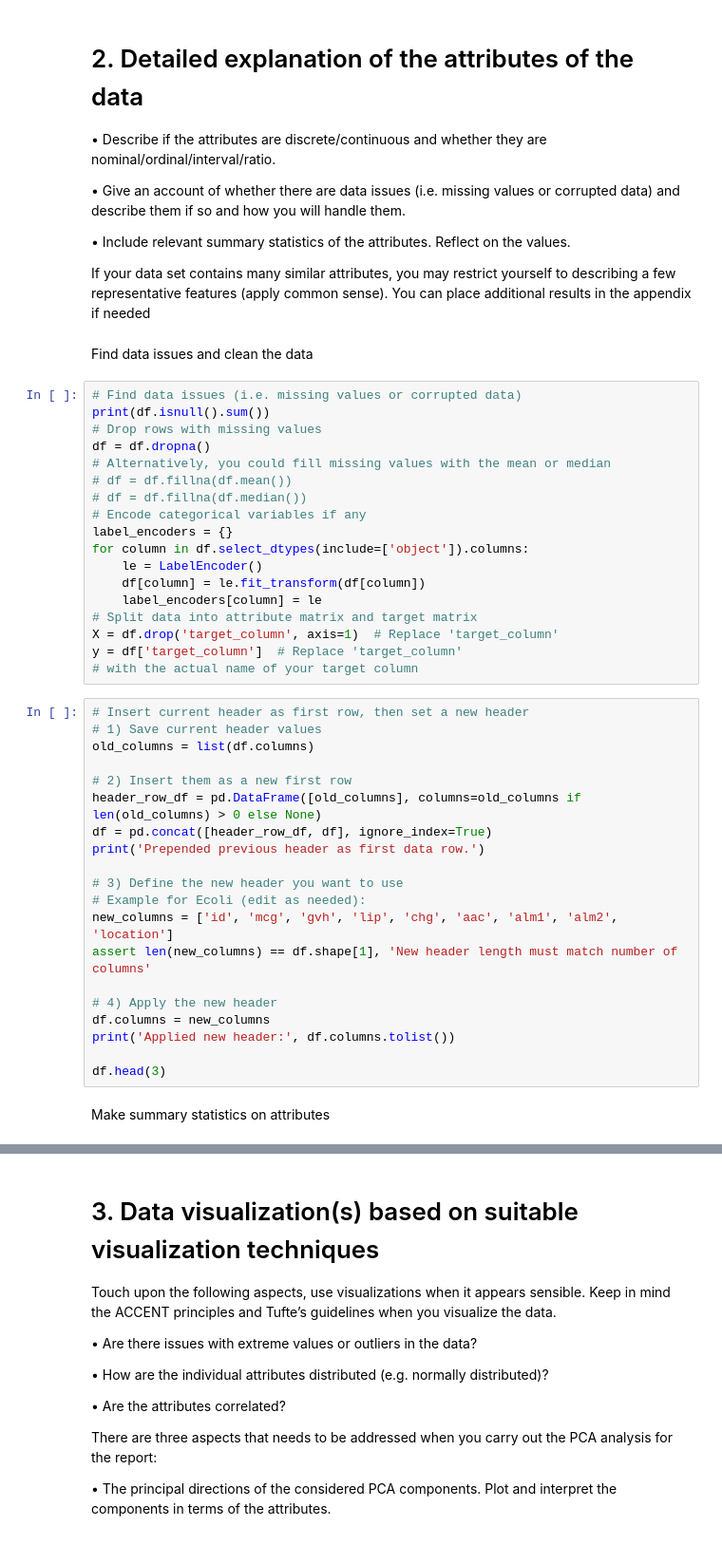
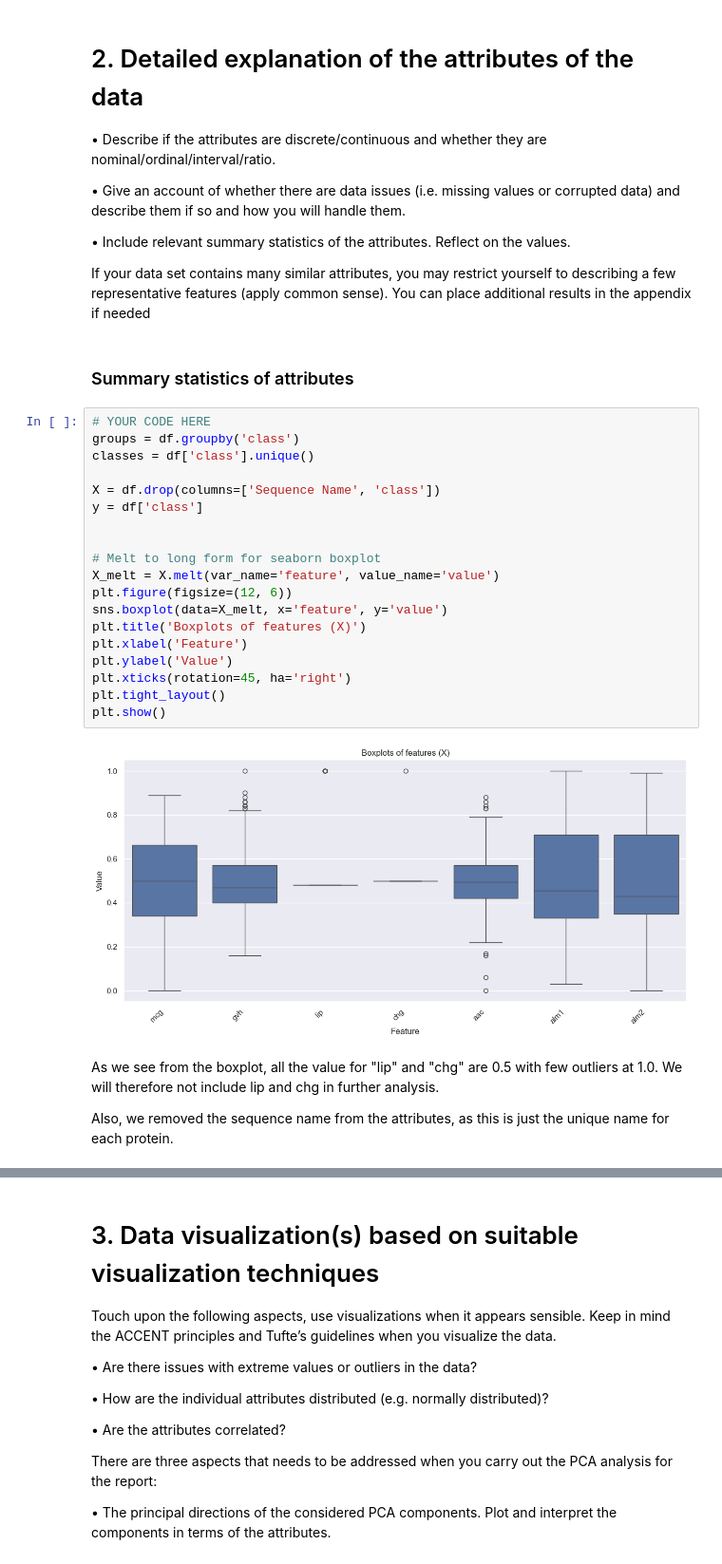
Before and after one commit to frejaroed/machine-learning-project-1, a Jupyter notebook: main.ipynb, the cells around one changed output, grey strips where cells are left out. Shown at 95% size. Cells and saved outputs as stored; diff of their text form.

Commit message:
Summary statistics and PCA

```diff
--- a/main.ipynb
+++ b/main.ipynb
@@ -78,44 +78,29 @@ print(df.head())
 If your data set contains many similar attributes, you may restrict yourself to describing a few representative features (apply common sense). You can place additional results in the
 appendix if needed
 # %% [markdown]
-Find data issues and clean the data
+### Summary statistics of attributes
 # %%
-# Find data issues (i.e. missing values or corrupted data)
-print(df.isnull().sum())
-# Drop rows with missing values
-df = df.dropna()
-# Alternatively, you could fill missing values with the mean or median
-# df = df.fillna(df.mean())
-# df = df.fillna(df.median())
-# Encode categorical variables if any
-label_encoders = {}
-for column in df.select_dtypes(include=['object']).columns:
-    le = LabelEncoder()
-    df[column] = le.fit_transform(df[column])
-    label_encoders[column] = le
-# Split data into attribute matrix and target matrix
-X = df.drop('target_column', axis=1)  # Replace 'target_column'
-y = df['target_column']  # Replace 'target_column'
-# with the actual name of your target column
+# YOUR CODE HERE
+groups = df.groupby('class')
+classes = df['class'].unique()
+
+X = df.drop(columns=['Sequence Name', 'class'])
+y = df['class']
+
+
+# Melt to long form for seaborn boxplot
+X_melt = X.melt(var_name='feature', value_name='value')
+plt.figure(figsize=(12, 6))
+sns.boxplot(data=X_melt, x='feature', y='value')
+plt.title('Boxplots of features (X)')
+plt.xlabel('Feature')
+plt.ylabel('Value')
+plt.xticks(rotation=45, ha='right')
+plt.tight_layout()
+plt.show()
+# %% [output]
+[figure, added]
-# %%
-# Insert current header as first row, then set a new header
-# 1) Save current header values
-old_columns = list(df.columns)
-
-# 2) Insert them as a new first row
-header_row_df = pd.DataFrame([old_columns], columns=old_columns if len(old_columns) > 0 else None)
-df = pd.concat([header_row_df, df], ignore_index=True)
-print('Prepended previous header as first data row.')
-
-# 3) Define the new header you want to use
-# Example for Ecoli (edit as needed):
-new_columns = ['id', 'mcg', 'gvh', 'lip', 'chg', 'aac', 'alm1', 'alm2', 'location']
-assert len(new_columns) == df.shape[1], 'New header length must match number of columns'
-
-# 4) Apply the new header
-df.columns = new_columns
-print('Applied new header:', df.columns.tolist())
-
-df.head(3)
 # %% [markdown]
-Make summary statistics on attributes
+As we see from the boxplot, all the value for "lip" and "chg" are 0.5 with few outliers at 1.0. We will therefore not include lip and chg in further analysis.
+
+Also, we removed the sequence name from the attributes, as this is just the unique name for each protein.
```
Also changed, not shown: parts of 10 cells of this notebook.
